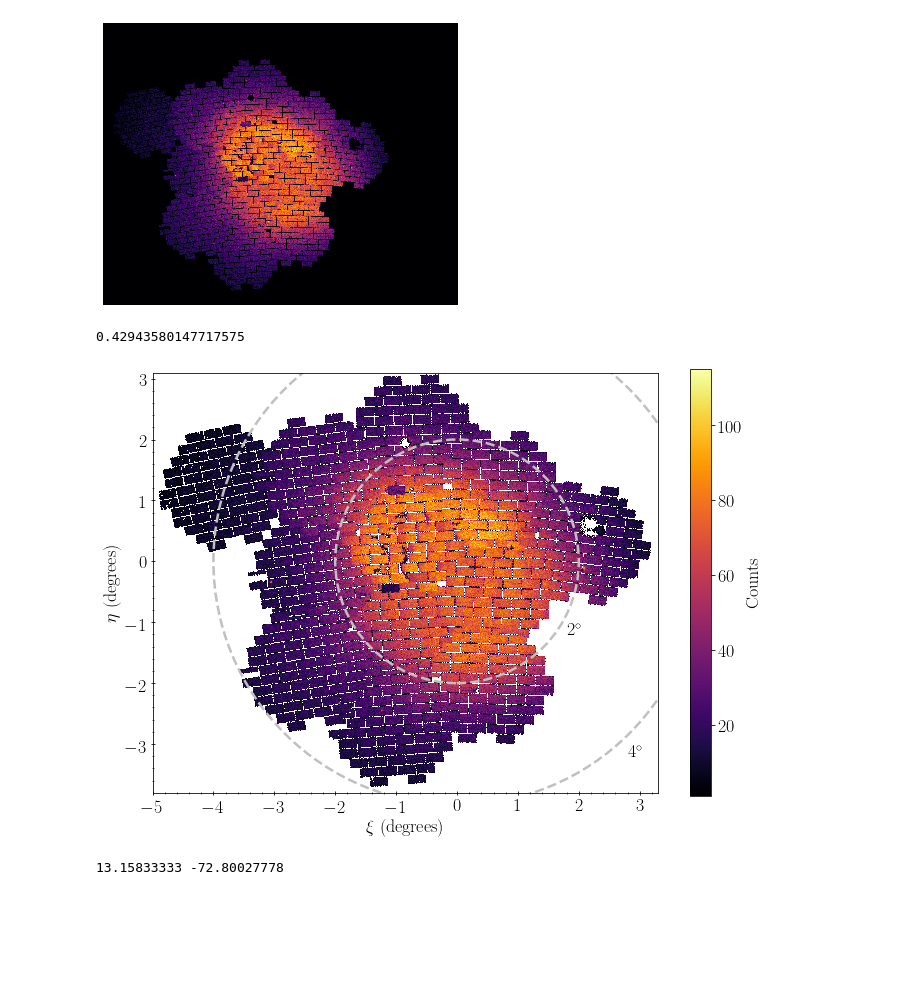
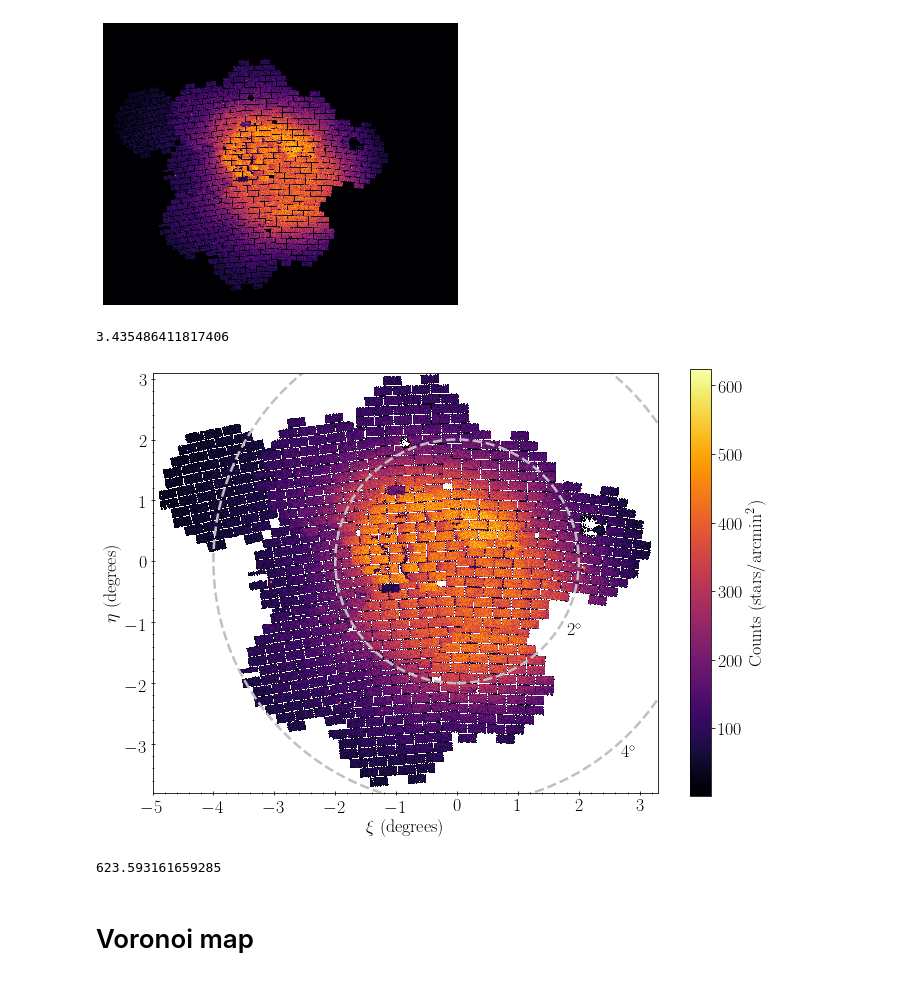
Before and after one commit to pmassana/sfh_codes, a Jupyter notebook: Exploration_Notebook.ipynb, the cells around one changed output. Drawn from its saved outputs; the diff is of its cells as text; code cells hidden in the pictures; blank space fills up the shorter version.

```diff
--- a/Exploration_Notebook.ipynb
+++ b/Exploration_Notebook.ipynb
@@ -124,51 +126,57 @@ centre_dec = (np.max(coordinates.dec.deg)+np.min(coordinates.dec.deg))/2.
 # %%
 xsize = 1450
 ysize = 1150
-array_map = hp.gnomview(hpxmap, reso=hp.nside2resol(2**power, arcmin=True), notext=True, title='', cmap='inferno', xsize=xsize, ysize=ysize, min = 1, rot=(SMC_centre.ra.deg, SMC_centre.dec.deg, 0), coord='C', return_projected_map=True, cbar=False)
+reso = hp.nside2resol(2**power, arcmin=True)
+#reso = 2.
+array_map = hp.gnomview(hpxmap, reso=reso, notext=True, title='', cmap='inferno', xsize=xsize, ysize=ysize, min = 1, rot=(SMC_centre.ra.deg, SMC_centre.dec.deg, 0), coord='C', return_projected_map=True, cbar=False)
 # %% [output]
 [figure]
 # %%
-hp.nside2resol(2**13, arcmin=True)
+hp.nside2resol(2**10, arcmin=True)
 # %% [output]
-0.42943580147717575
+3.435486411817406
 # %%
 plt.rc('text', usetex=True)
 plt.rc('font', family='serif')
 plt.rcParams.update({'font.size':18})
 
 fig = plt.figure(1,figsize=(10,7))
 ax = fig.add_subplot(111)
 
 scale = hp.nside2resol(2**power, arcmin=True)/60.
 top = -(scale) * (ysize/2.)
 bottom =  (scale) * (ysize/2.)
 left = -(scale) * (xsize/2.)
 right = (scale) * (xsize/2.)
 
-mappable = ax.imshow(array_map, origin='lower', cmap='inferno', extent=[left, right, top, bottom], vmin = 1)
+arcmin2 = 1./hp.nside2resol(2**power, arcmin=True)**2
+
+mappable = ax.imshow(array_map*arcmin2, origin='lower', cmap='inferno', extent=[left, right, top, bottom], vmin = 1)
 #ax.grid(True, zorder=2)
-cb = plt.colorbar(mappable, label = 'Counts')
+cb = plt.colorbar(mappable, label = 'Counts (stars/arcmin$^{2}$)')
 
 circle_2 = patches.Circle((0,0), radius=2, fill=False, ls='--', ec='silver', lw=2.5)
 ax.add_patch(circle_2)
 circle_4 = patches.Circle((0,0), radius=4, fill=False, ls='--', ec='silver', lw=2.5)
 ax.add_patch(circle_4)
 
 ax.annotate('2$^{\circ}$', (1.8,-1.2))
-ax.annotate('4$^{\circ}$', (2.8,-3.2))
+ax.annotate('4$^{\circ}$', (2.7,-3.2))
 
 ax.set_xlabel(r'$\xi$ (degrees)')
 ax.set_ylabel(r'$\eta$ (degrees)')
 ax.set_xlim(-5,3.3)
 ax.set_ylim(-3.8, 3.1)
 ax.minorticks_on()
 ax.tick_params(which='both', direction='inout')
 
 fig.tight_layout()
 fig.savefig('/home/polmassana/Documents/PhD/SFH/SMC_test5_field/density_map.pdf')
 # %% [output]
-[figure, old version]
+[figure, new version]
-# %%
-print(SMC_centre.ra.deg, SMC_centre.dec.deg)
-# %% [output]
-13.15833333 -72.80027778
+# %%
+np.max(array_map*arcmin2)
+# %% [output]
+623.593161659285
+# %% [markdown]
+# Voronoi map
```
Also changed, not shown: parts of 11 cells of this notebook.
